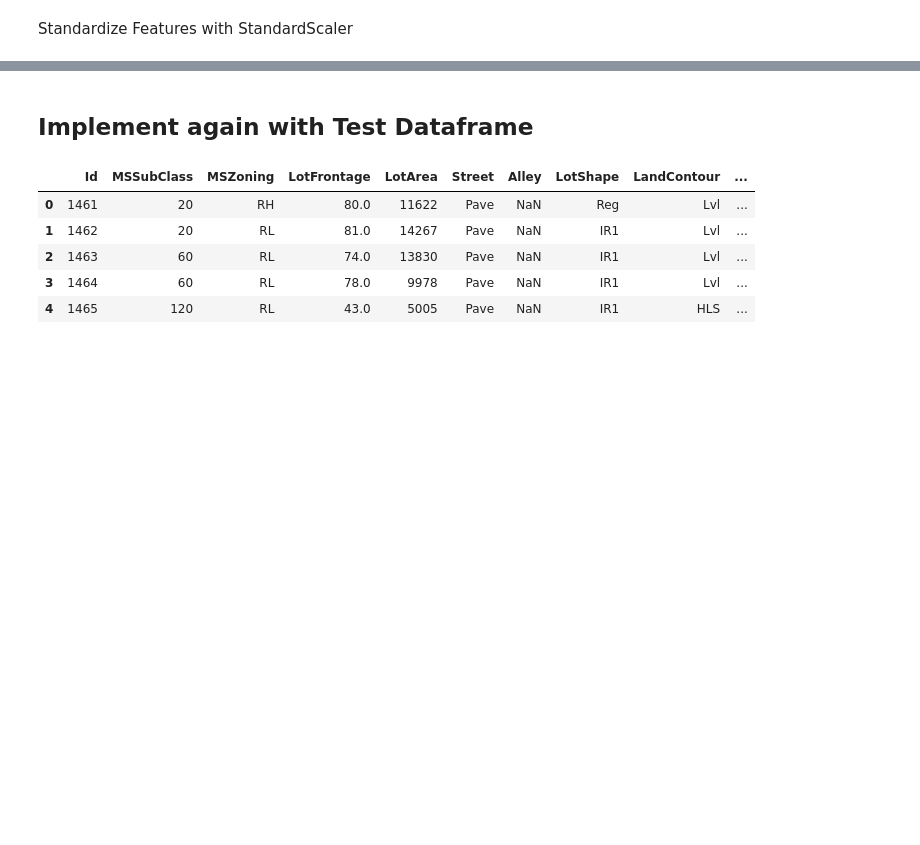
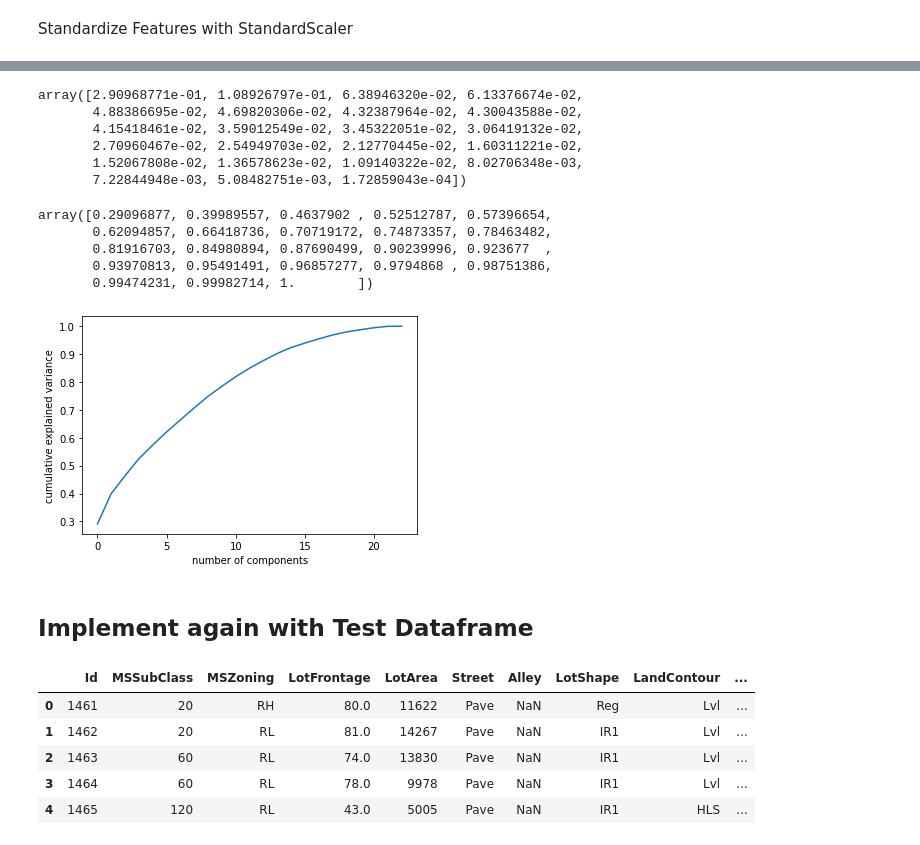
Before and after one commit to mrr28/cs675_midterm, a Jupyter notebook: CS 675 Midterm Project.ipynb, the cells around one changed output, grey strips where cells are left out. Drawn from its saved outputs; the diff is of its cells as text; code cells hidden in the pictures; blank space fills up the shorter version.

```diff
--- a/CS 675 Midterm Project.ipynb
+++ b/CS 675 Midterm Project.ipynb
@@ -195,10 +183,10 @@ train1_df = train1_df.drop(['GarageQual','GarageCond'],axis=1)
 # %% [markdown]
 New Feature 5: Exterior Overall Quality
 # %%
-exterior = {'Ex': 5, 'Gd': 4, 'TA': 3, 'Fa': 2, 'Po': 1}
-train1_df.ExterQual = [exterior[item] for item in train1_df.ExterQual]
-train1_df.ExterCond = [exterior[item] for item in train1_df.ExterCond]
+exterior = {'Ex': 5, 'Gd': 4, 'TA': 3, 'Fa': 2, 'Po': 1, 'NA': 0}
+train_df.ExterQual = [exterior[item] for item in train_df.ExterQual]
+train_df.ExterCond = [exterior[item] for item in train_df.ExterCond]
 
-train1_df['GarageOverall'] = ((train1_df['ExterQual']+train1_df['ExterCond'])/2)
+train_df['ExterOverall'] = ((train_df['ExterQual']+train_df['ExterCond'])/2)
 
-train1_df = train1_df.drop(['ExterQual','ExterCond'],axis=1)
+train_df = train_df.drop(['ExterQual','ExterCond'],axis=1)
@@ -275,0 +220,7 @@ numpy.int64
+# %%
+train_feats = train_df[['MSSubClass','LotArea','Utilities','OverallRating',
+                       'YearBuilt','ExterOverall','BsmtQual','BsmtCond',
+                       'BsmtExposure','TotalBsmtSF','HeatingQC','CentralAir',
+                        'TotalFloorSqFt','GrLivArea','KitchenQual','TotRmsAbvGrd',
+                        'Functional','Fireplaces','FireplaceQu','GarageCars',
+                        'GarageOverall','PavedDrive','TotalPorchDeckSqFt']]
@@ -277,8 +262,8 @@ numpy.int64
 Standardize Features with StandardScaler
 # %%
 scaler = StandardScaler()
-scaler.fit(train1_df)
-x_scale = scaler.transform(train1_df)
-data_scale = pd.DataFrame(x_scale, columns=train1_df.columns)
-data_scale.head()
+scaler.fit(train_feats)
+x_scale = scaler.transform(train_feats)
+data_scale = pd.DataFrame(x_scale, columns=train_feats.columns)
+data_scale.head(5)
 # %% [output]
@@ -290,0 +279,5 @@ df.Gender = [gender[item] for item in df.Gender]
+# %%
+pca = PCA()
+x_pca = pca.fit_transform(data_scale)
+x_pca = pd.DataFrame(x_pca)
+x_pca.head()
@@ -291,3 +292,27 @@ df.Gender = [gender[item] for item in df.Gender]
+# %%
+explained_variance = pca.explained_variance_ratio_
+explained_variance
+# %% [output]
+array([2.90968771e-01, 1.08926797e-01, 6.38946320e-02, 6.13376674e-02,
+       4.88386695e-02, 4.69820306e-02, 4.32387964e-02, 4.30043588e-02,
+       4.15418461e-02, 3.59012549e-02, 3.45322051e-02, 3.06419132e-02,
+       2.70960467e-02, 2.54949703e-02, 2.12770445e-02, 1.60311221e-02,
+       1.52067808e-02, 1.36578623e-02, 1.09140322e-02, 8.02706348e-03,
+       7.22844948e-03, 5.08482751e-03, 1.72859043e-04])
+# %%
+np.cumsum(pca.explained_variance_ratio_)
+# %% [output]
+array([0.29096877, 0.39989557, 0.4637902 , 0.52512787, 0.57396654,
+       0.62094857, 0.66418736, 0.70719172, 0.74873357, 0.78463482,
+       0.81916703, 0.84980894, 0.87690499, 0.90239996, 0.923677  ,
+       0.93970813, 0.95491491, 0.96857277, 0.9794868 , 0.98751386,
+       0.99474231, 0.99982714, 1.        ])
+# %%
+plt.plot(np.arange(23), np.cumsum(pca.explained_variance_ratio_))
+plt.xlabel('number of components')
+plt.ylabel('cumulative explained variance');
+# %% [output]
+[figure, added]
 # %% [markdown]
 ## Implement again with Test Dataframe
 # %%
```
Also changed, not shown: parts of 33 cells of this notebook.
